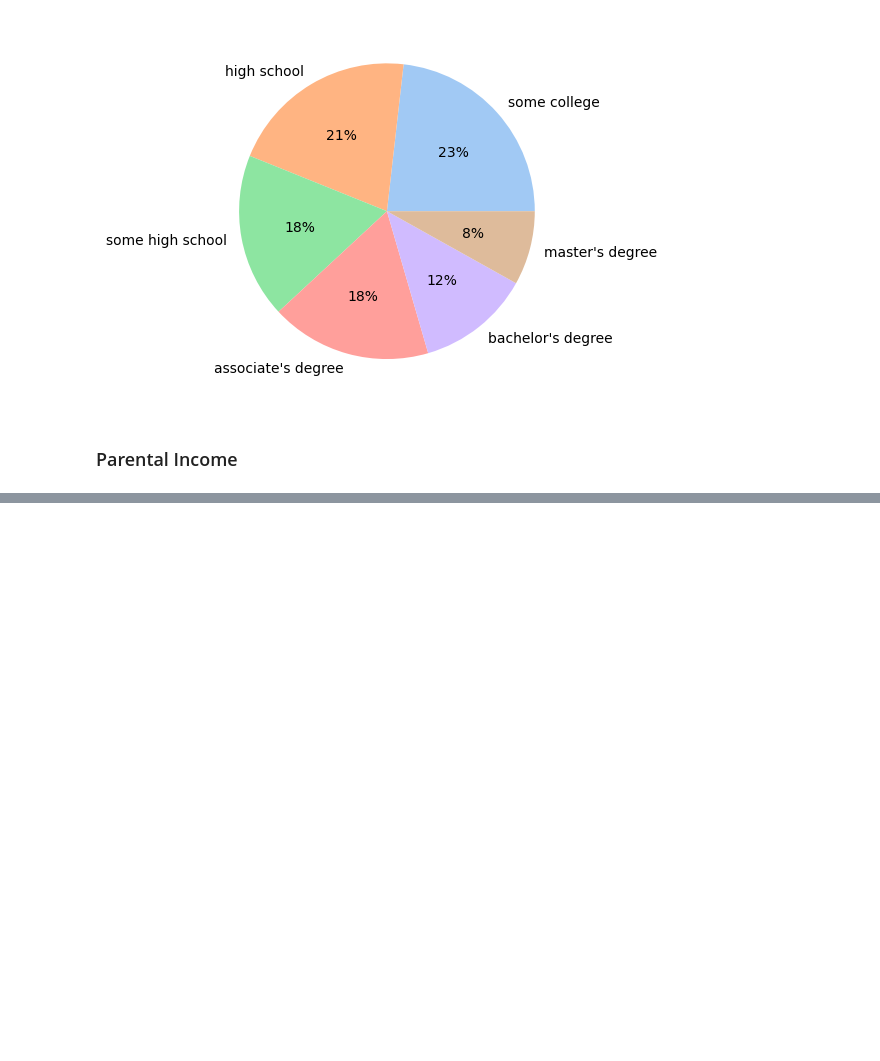
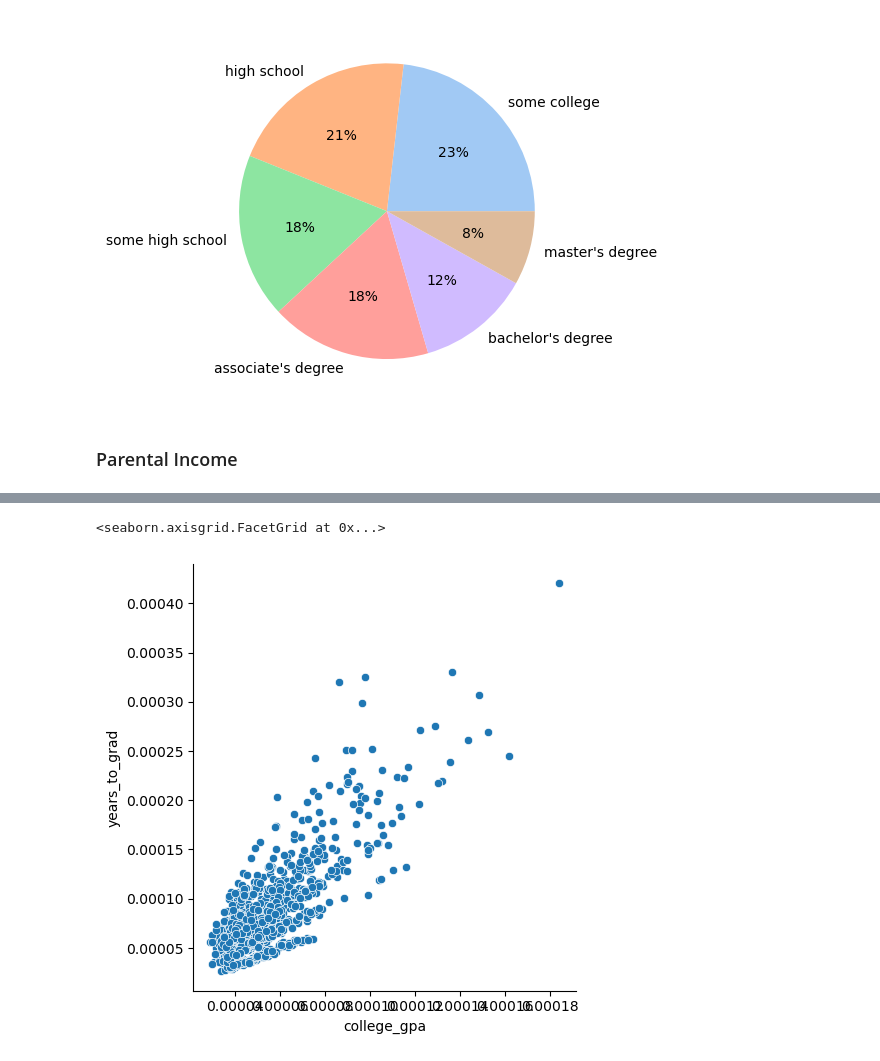
Before and after one commit to adam-peters/SummerResearch, a Jupyter notebook: graduation_rate_analysis.ipynb, the cells around one changed output, grey strips where cells are left out. Cells and saved outputs as stored; diff of their text form; code cells hidden in the pictures; blank space fills up the shorter version.

```diff
--- a/graduation_rate_analysis.ipynb
+++ b/graduation_rate_analysis.ipynb
@@ -106,0 +107,3 @@ Index(['ACT', 'SAT', 'par_income', 'hs_gpa', 'college_gpa', 'years_to_grad',
+# %%
+grad_data['par_education'] = par_edu
+scaled_grad_data['par_education'] = par_edu
@@ -154,0 +250,5 @@ sns.boxplot(data=grad_data)
+# %%
+sns.relplot(x='college_gpa', y='years_to_grad', data=scaled_grad_data)
+# %% [output]
+<seaborn.axisgrid.FacetGrid at 0x...>
+[figure, added]
```
Also changed, not shown: parts of 22 cells of this notebook.
